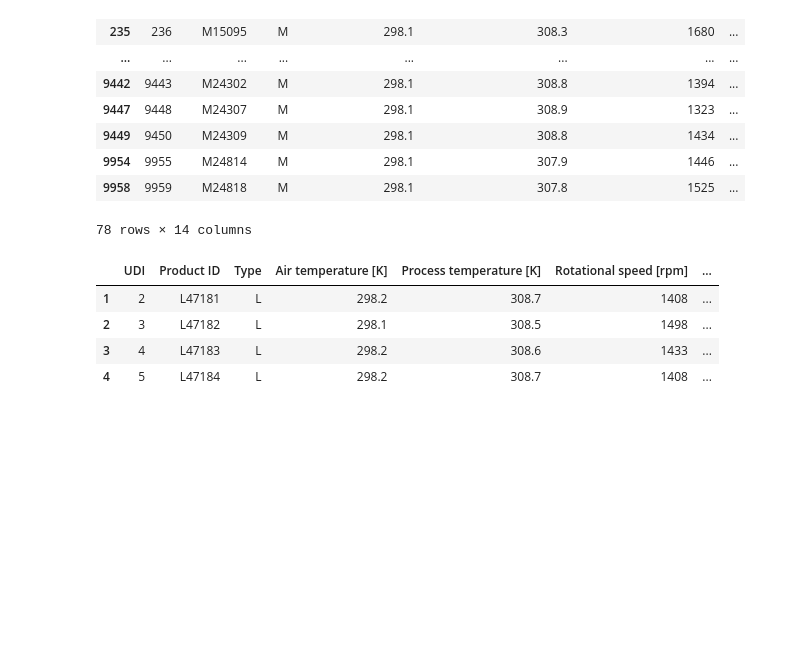
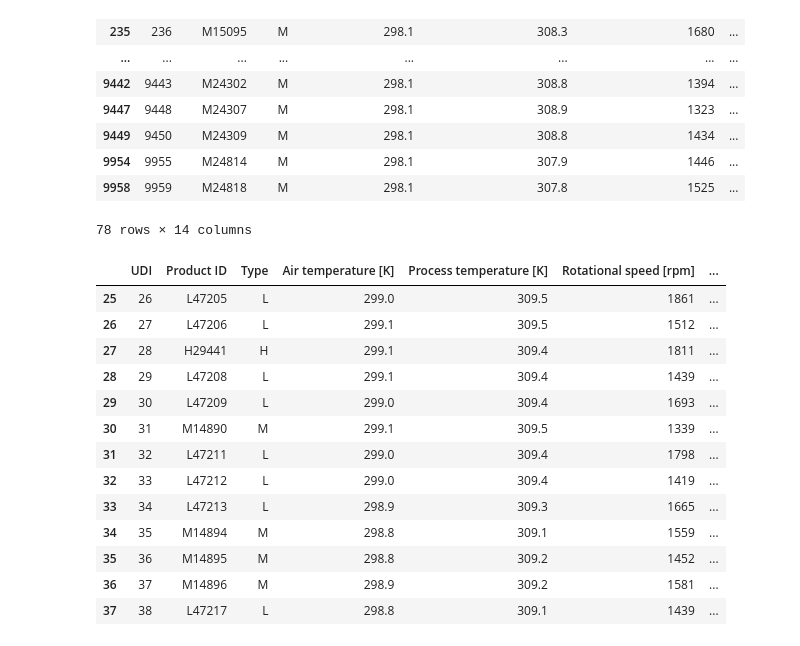
Before and after one commit to zahra73f/data-science, a Jupyter notebook: Pandas.ipynb, the cells around one changed output. Cells and saved outputs as stored; diff of their text form; code cells hidden in the pictures; blank space fills up the shorter version.

```diff
--- a/Pandas.ipynb
+++ b/Pandas.ipynb
@@ -50,15 +65,25 @@ df[(df['Air temperature [K]']==298.1) & (df['Type']=='M')]
 # %%
 #indexing with iloc
 df.iloc[5] # return 5-th row
+
 df.iloc[5,1]# return index 1 of cloumn from row 5
 df.iloc[5,-1]
-df.iloc[1:5]
+df.iloc[25:38]
 # %% [output]
 |  | UDI | Product ID | Type | Air temperature [K] | Process temperature [K] | Rotational speed [rpm] | ... |
-| 1 | 2 | L47181 | L | 298.2 | 308.7 | 1408 | ... |
-| 2 | 3 | L47182 | L | 298.1 | 308.5 | 1498 | ... |
-| 3 | 4 | L47183 | L | 298.2 | 308.6 | 1433 | ... |
-| 4 | 5 | L47184 | L | 298.2 | 308.7 | 1408 | ... |
+| 25 | 26 | L47205 | L | 299.0 | 309.5 | 1861 | ... |
+| 26 | 27 | L47206 | L | 299.1 | 309.5 | 1512 | ... |
+| 27 | 28 | H29441 | H | 299.1 | 309.4 | 1811 | ... |
+| 28 | 29 | L47208 | L | 299.1 | 309.4 | 1439 | ... |
+| 29 | 30 | L47209 | L | 299.0 | 309.4 | 1693 | ... |
+| 30 | 31 | M14890 | M | 299.1 | 309.5 | 1339 | ... |
+| 31 | 32 | L47211 | L | 299.0 | 309.4 | 1798 | ... |
+| 32 | 33 | L47212 | L | 299.0 | 309.4 | 1419 | ... |
+| 33 | 34 | L47213 | L | 298.9 | 309.3 | 1665 | ... |
+| 34 | 35 | M14894 | M | 298.8 | 309.1 | 1559 | ... |
+| 35 | 36 | M14895 | M | 298.8 | 309.2 | 1452 | ... |
+| 36 | 37 | M14896 | M | 298.9 | 309.2 | 1581 | ... |
+| 37 | 38 | L47217 | L | 298.8 | 309.1 | 1439 | ... |
 # %%
 #indexing with loc
 state=df.copy()
```
Also changed, not shown: parts of 5 cells of this notebook, 1 other file.
